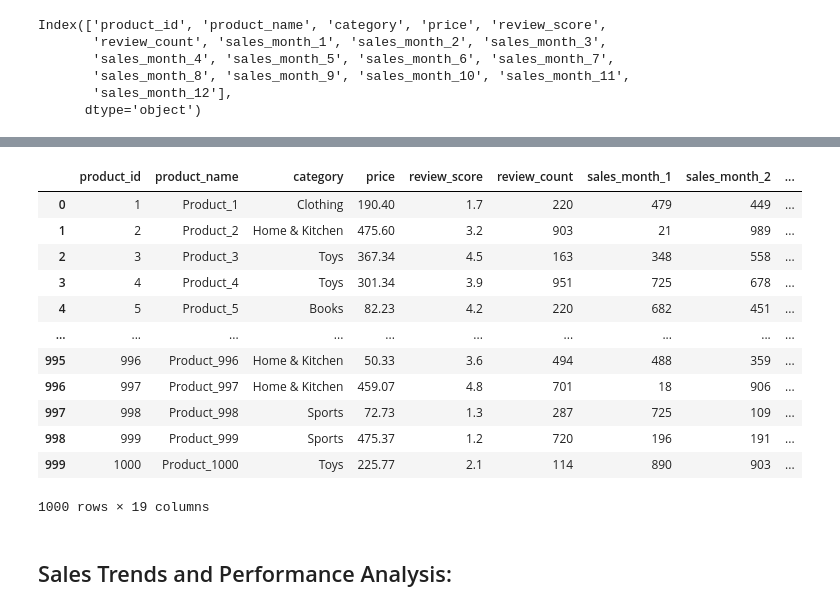
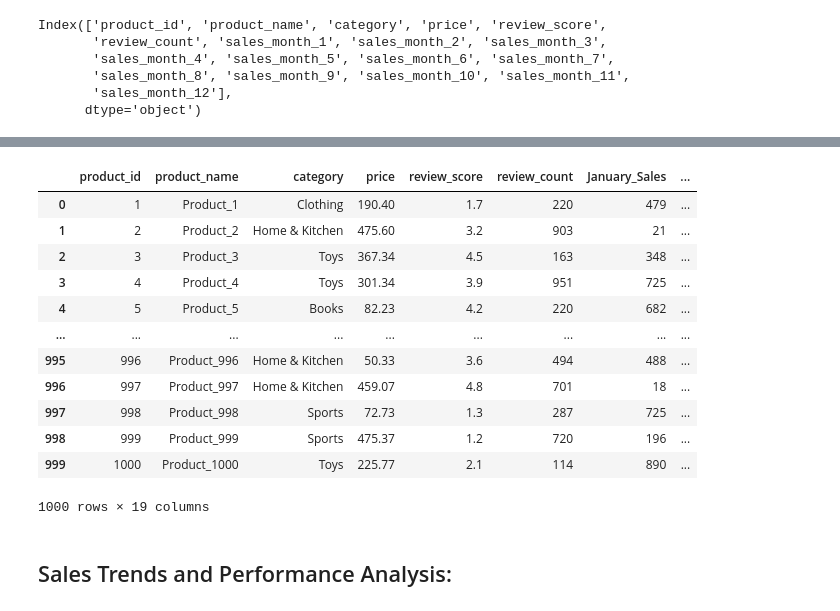
Before and after one commit to Willnguyen02/E-commerce-Sales-Analytics, a Jupyter notebook: Main.ipynb, the cells around one changed output, grey strips where cells are left out. Cells and saved outputs as stored; diff of their text form; code cells hidden in the pictures.

```diff
--- a/Main.ipynb
+++ b/Main.ipynb
@@ -84,3 +84,17 @@ Index(['product_id', 'product_name', 'category', 'price', 'review_score',
        'sales_month_8', 'sales_month_9', 'sales_month_10', 'sales_month_11',
        'sales_month_12'],
       dtype='object')
+# %%
+# Converted each numeric "sales_month..." column into months
+num_months = ['sales_month_1', 'sales_month_2', 'sales_month_3',
+       'sales_month_4', 'sales_month_5', 'sales_month_6', 'sales_month_7',
+       'sales_month_8', 'sales_month_9', 'sales_month_10', 'sales_month_11',
+       'sales_month_12']
+
+months = ['January_Sales', 'February_Sales', 'March_Sales', 'April_Sales', 'May_Sales', 'June_Sales', 'July_Sales', 'August_Sales', 'September_Sales', 'October_Sales', 'November_Sales', 'December_Sales']
+
+for x,y in zip(num_months, months):
+    df[y] = df[x]
+    del df[x]
+
+display(df)
@@ -87,32 +115,29 @@ Index(['product_id', 'product_name', 'category', 'price', 'review_score',
 # %%
 # Created an "annual sales" column by adding sales values from all 12 months
-months = ['sales_month_1', 'sales_month_2', 'sales_month_3',
-       'sales_month_4', 'sales_month_5', 'sales_month_6', 'sales_month_7',
-       'sales_month_8', 'sales_month_9', 'sales_month_10', 'sales_month_11',
-       'sales_month_12']
+months = ['January_Sales', 'February_Sales', 'March_Sales', 'April_Sales', 'May_Sales', 'June_Sales', 'July_Sales', 'August_Sales', 'September_Sales', 'October_Sales', 'November_Sales', 'December_Sales']
 
 year = 0
 
 for month in months:
     value = df[month]
     year += value
 
 
 df['annual_sales'] = year
 df
 # %% [output]
-|  | product_id | product_name | category | price | review_score | review_count | sales_month_1 | sales_month_2 | ... |
-| 0 | 1 | Product_1 | Clothing | 190.40 | 1.7 | 220 | 479 | 449 | ... |
-| 1 | 2 | Product_2 | Home & Kitchen | 475.60 | 3.2 | 903 | 21 | 989 | ... |
-| 2 | 3 | Product_3 | Toys | 367.34 | 4.5 | 163 | 348 | 558 | ... |
-| 3 | 4 | Product_4 | Toys | 301.34 | 3.9 | 951 | 725 | 678 | ... |
-| 4 | 5 | Product_5 | Books | 82.23 | 4.2 | 220 | 682 | 451 | ... |
-| ... | ... | ... | ... | ... | ... | ... | ... | ... | ... |
-| 995 | 996 | Product_996 | Home & Kitchen | 50.33 | 3.6 | 494 | 488 | 359 | ... |
-| 996 | 997 | Product_997 | Home & Kitchen | 459.07 | 4.8 | 701 | 18 | 906 | ... |
-| 997 | 998 | Product_998 | Sports | 72.73 | 1.3 | 287 | 725 | 109 | ... |
-| 998 | 999 | Product_999 | Sports | 475.37 | 1.2 | 720 | 196 | 191 | ... |
-| 999 | 1000 | Product_1000 | Toys | 225.77 | 2.1 | 114 | 890 | 903 | ... |
+|  | product_id | product_name | category | price | review_score | review_count | January_Sales | ... |
+| 0 | 1 | Product_1 | Clothing | 190.40 | 1.7 | 220 | 479 | ... |
+| 1 | 2 | Product_2 | Home & Kitchen | 475.60 | 3.2 | 903 | 21 | ... |
+| 2 | 3 | Product_3 | Toys | 367.34 | 4.5 | 163 | 348 | ... |
+| 3 | 4 | Product_4 | Toys | 301.34 | 3.9 | 951 | 725 | ... |
+| 4 | 5 | Product_5 | Books | 82.23 | 4.2 | 220 | 682 | ... |
+| ... | ... | ... | ... | ... | ... | ... | ... | ... |
+| 995 | 996 | Product_996 | Home & Kitchen | 50.33 | 3.6 | 494 | 488 | ... |
+| 996 | 997 | Product_997 | Home & Kitchen | 459.07 | 4.8 | 701 | 18 | ... |
+| 997 | 998 | Product_998 | Sports | 72.73 | 1.3 | 287 | 725 | ... |
+| 998 | 999 | Product_999 | Sports | 475.37 | 1.2 | 720 | 196 | ... |
+| 999 | 1000 | Product_1000 | Toys | 225.77 | 2.1 | 114 | 890 | ... |
 1000 rows × 19 columns
 # %% [markdown]
 ## Sales Trends and Performance Analysis:
```
Also changed, not shown: parts of 7 cells of this notebook.
